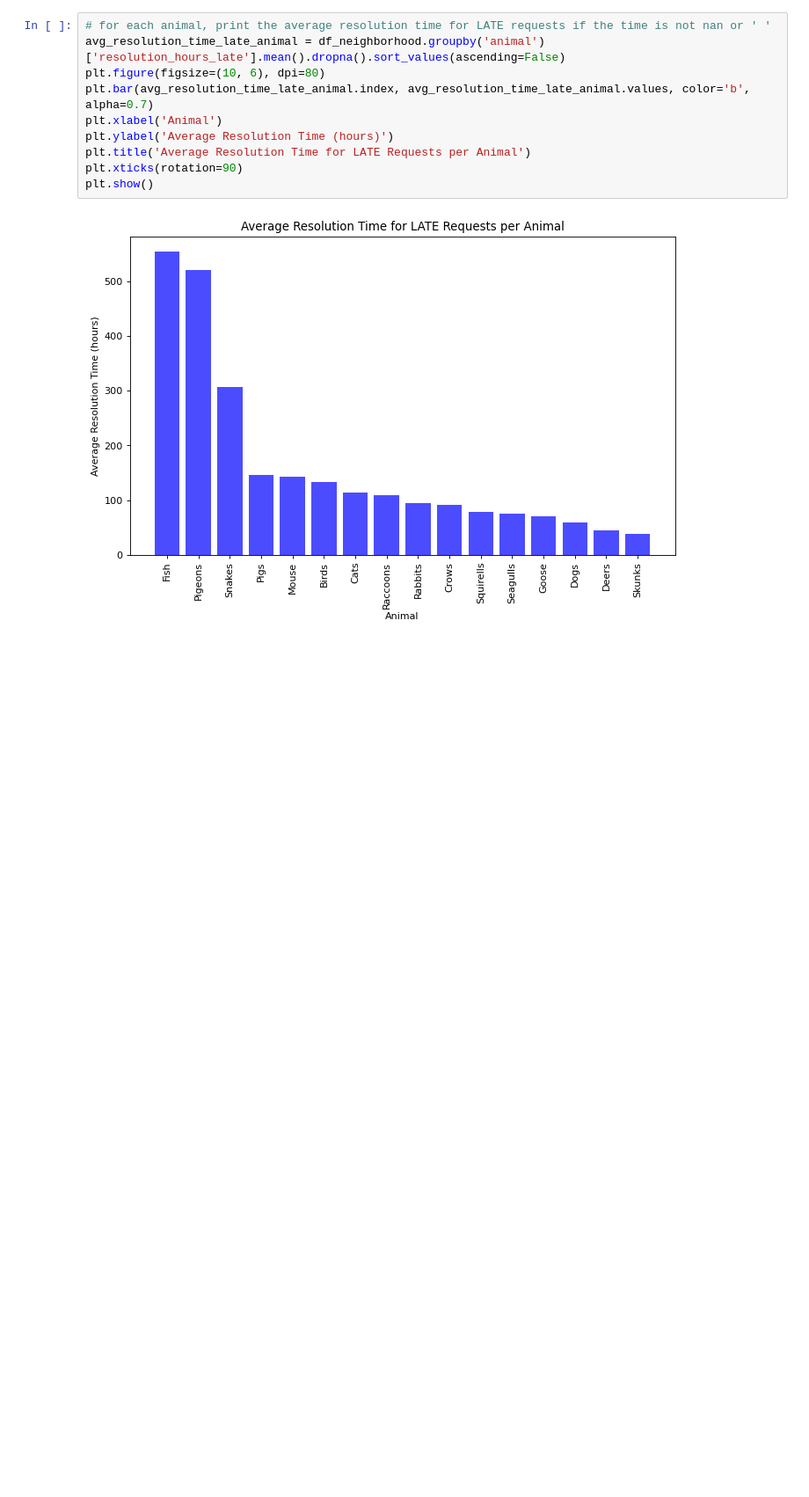
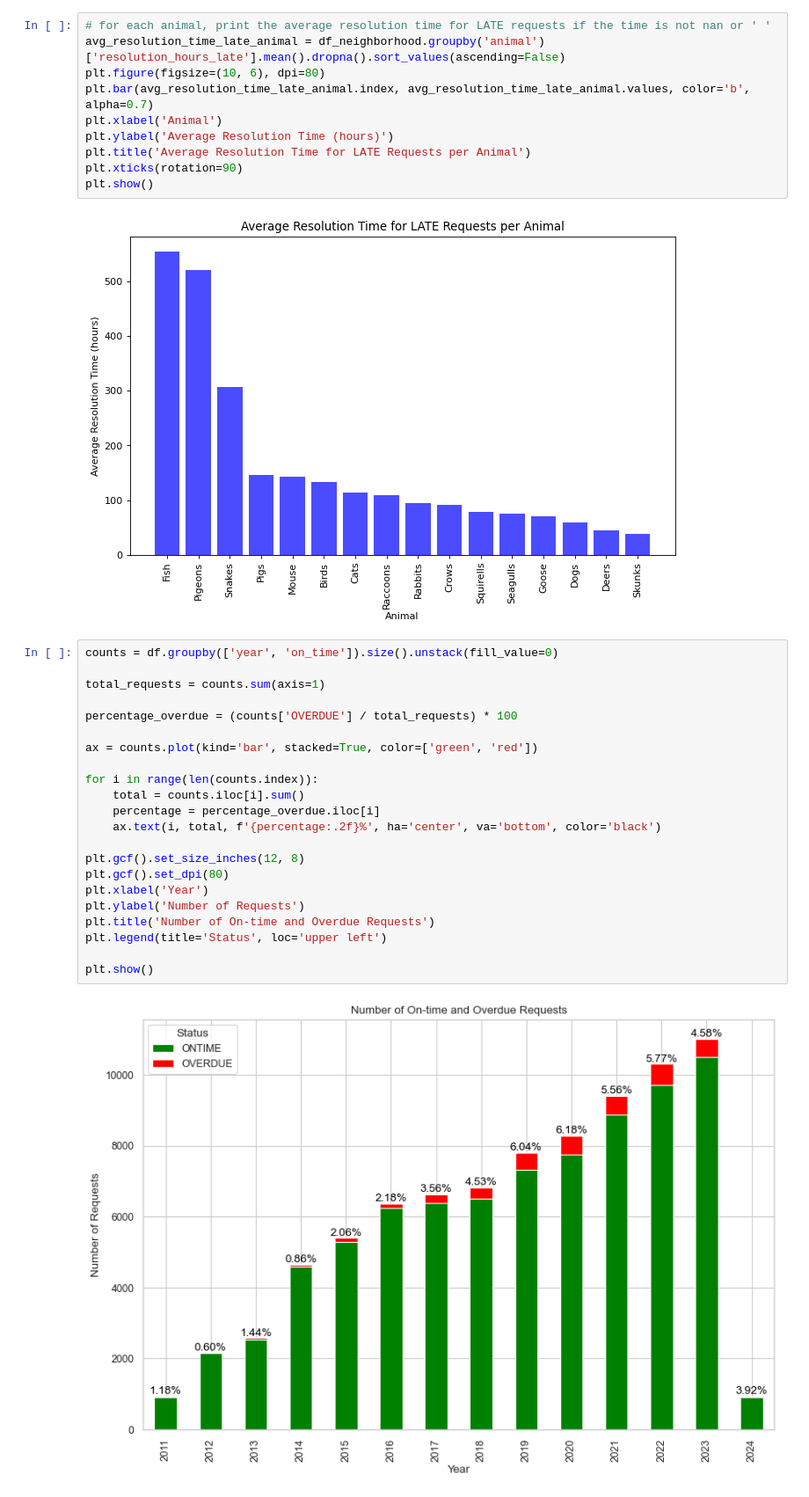
Before and after one commit to BU-Spark/ds-boston-311-animal-reports, a Jupyter notebook: sp24-team-d/Midterm/Mid-Semester.ipynb, the cells around one changed output. Shown: that part at 88% size. Cells and saved outputs as stored; diff of their text form; blank space fills up the shorter version.

Commit message:
Percentages on Status

```diff
--- a/sp24-team-d/Midterm/Mid-Semester.ipynb
+++ b/sp24-team-d/Midterm/Mid-Semester.ipynb
@@ -332,3 +332,27 @@ plt.xticks(rotation=90)
 plt.show()
 # %% [output]
 [figure]
+# %%
+counts = df.groupby(['year', 'on_time']).size().unstack(fill_value=0)
+
+total_requests = counts.sum(axis=1)
+
+percentage_overdue = (counts['OVERDUE'] / total_requests) * 100
+
+ax = counts.plot(kind='bar', stacked=True, color=['green', 'red'])
+
+for i in range(len(counts.index)):
+    total = counts.iloc[i].sum()
+    percentage = percentage_overdue.iloc[i]
+    ax.text(i, total, f'{percentage:.2f}%', ha='center', va='bottom', color='black')
+
+plt.gcf().set_size_inches(12, 8)
+plt.gcf().set_dpi(80)
+plt.xlabel('Year')
+plt.ylabel('Number of Requests')
+plt.title('Number of On-time and Overdue Requests')
+plt.legend(title='Status', loc='upper left')
+
+plt.show()
+# %% [output]
+[figure, added]
```
Also changed, not shown: 1 other file.
